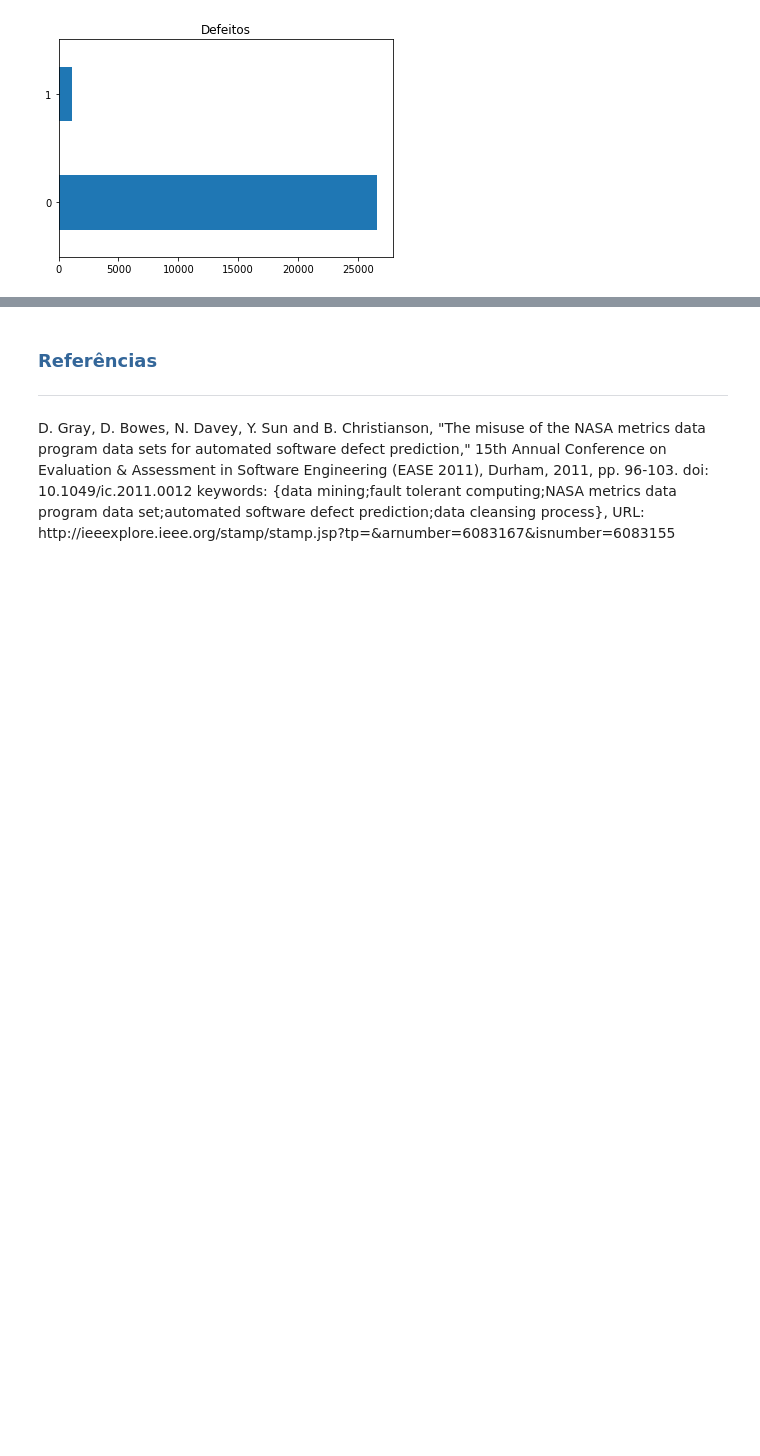
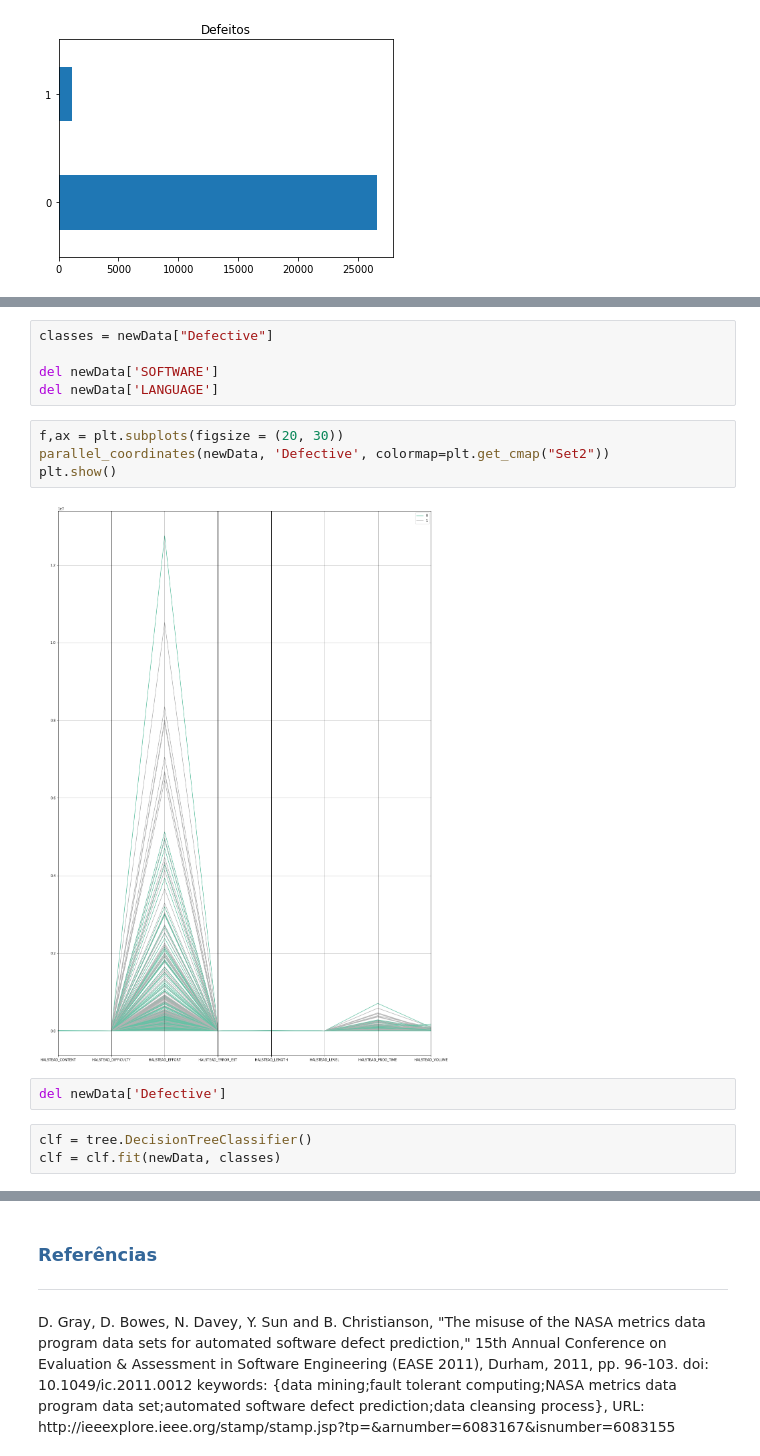
Before and after one commit to Pssales/Data-Science-Project, a Jupyter notebook: Project.ipynb, the cells around one changed output, grey strips where cells are left out. Saved outputs shown, nothing was run; the diff lists cells and outputs as text; blank space fills up the shorter version.

```diff
--- a/Project.ipynb
+++ b/Project.ipynb
@@ -282,0 +308,16 @@ plt.show()
+# %%
+classes = newData["Defective"]
+
+del newData['SOFTWARE']
+del newData['LANGUAGE']
+# %%
+f,ax = plt.subplots(figsize = (20, 30))
+parallel_coordinates(newData, 'Defective', colormap=plt.get_cmap("Set2"))
+plt.show()
+# %% [output]
+[figure, added]
+# %%
+del newData['Defective']
+# %%
+clf = tree.DecisionTreeClassifier()
+clf = clf.fit(newData, classes)
```
Also changed, not shown: parts of 11 cells of this notebook, 4 other files.
